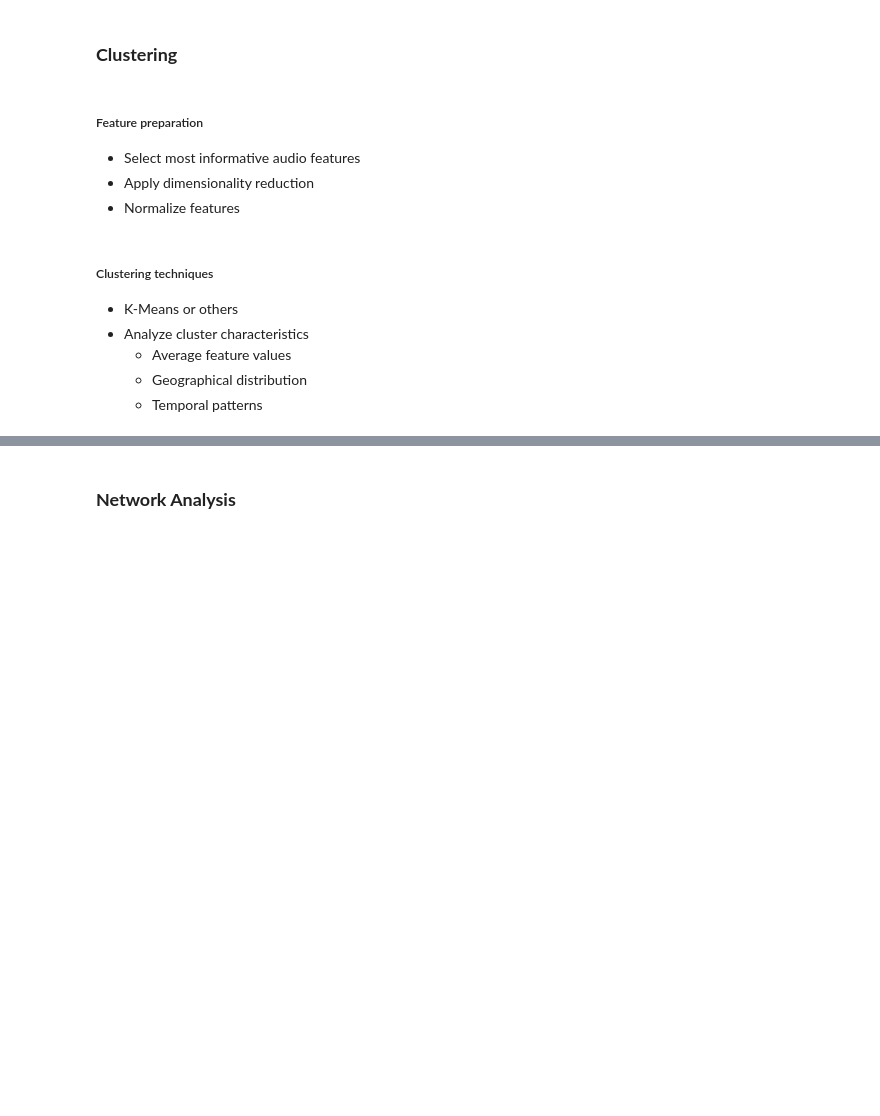
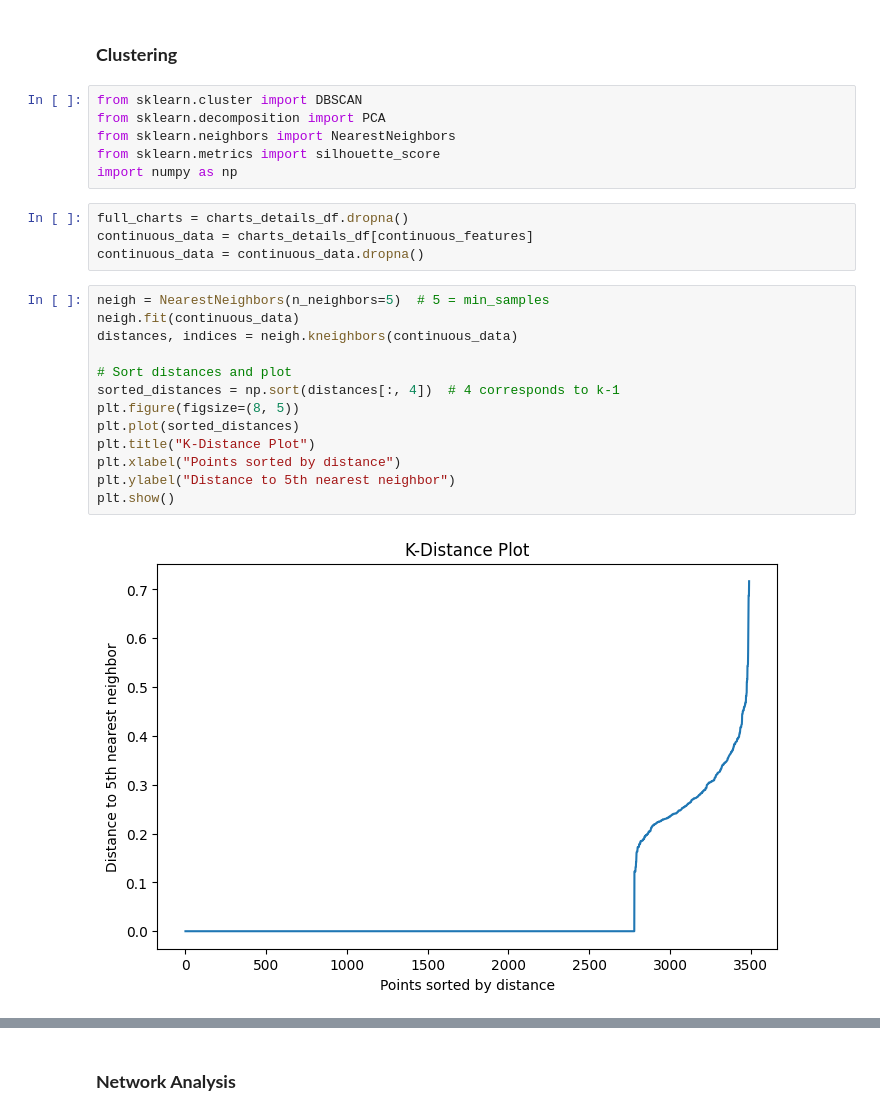
Before and after one commit to LNickelsburg/iss310-final-project, a Jupyter notebook: FinalProject.ipynb, the cells around one changed output, grey strips where cells are left out. Saved outputs shown, nothing was run; the diff lists cells and outputs as text; blank space fills up the shorter version.

Commit message:
trying clustering :(

```diff
--- a/FinalProject.ipynb
+++ b/FinalProject.ipynb
@@ -272,17 +272,28 @@ plt.show()
   - Seasons
 # %% [markdown]
 ### **Clustering**
-# %% [markdown]
-##### Feature preparation
-
-- Select most informative audio features
-- Apply dimensionality reduction
-- Normalize features
-# %% [markdown]
-##### Clustering techniques
-
-- K-Means or others
-- Analyze cluster characteristics
-  - Average feature values
-  - Geographical distribution
-  - Temporal patterns
+# %%
+from sklearn.cluster import DBSCAN
+from sklearn.decomposition import PCA
+from sklearn.neighbors import NearestNeighbors
+from sklearn.metrics import silhouette_score
+import numpy as np
+# %%
+full_charts = charts_details_df.dropna()
+continuous_data = charts_details_df[continuous_features]
+continuous_data = continuous_data.dropna()
+# %%
+neigh = NearestNeighbors(n_neighbors=5)  # 5 = min_samples
+neigh.fit(continuous_data)
+distances, indices = neigh.kneighbors(continuous_data)
+
+# Sort distances and plot
+sorted_distances = np.sort(distances[:, 4])  # 4 corresponds to k-1
+plt.figure(figsize=(8, 5))
+plt.plot(sorted_distances)
+plt.title("K-Distance Plot")
+plt.xlabel("Points sorted by distance")
+plt.ylabel("Distance to 5th nearest neighbor")
+plt.show()
+# %% [output]
+[figure, added]
```
Also changed, not shown: parts of 7 cells of this notebook.
